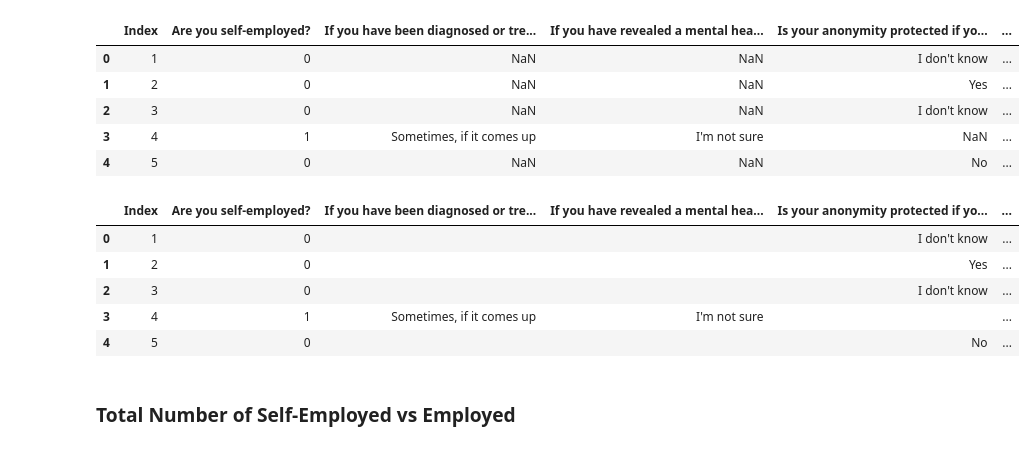
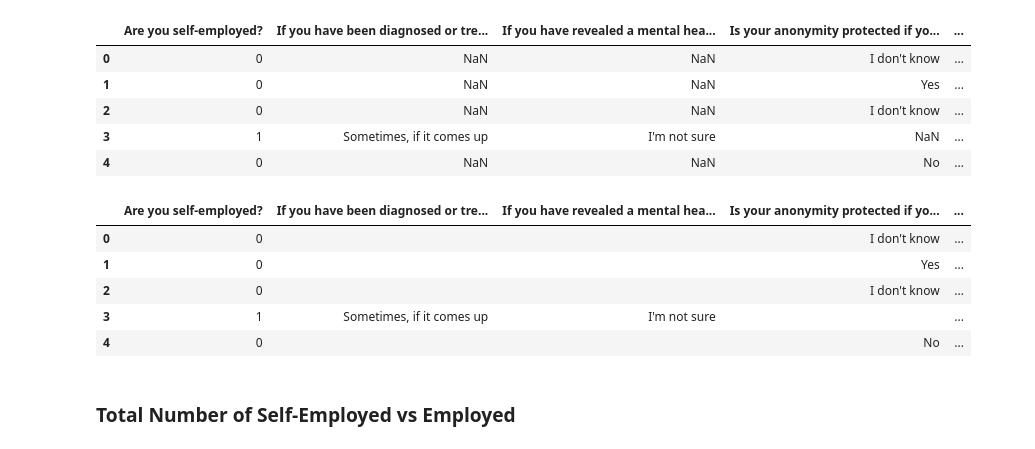
Before and after one commit to June-buggy/Project_01, a Jupyter notebook: Maxiel's Analysis.ipynb, the cells around one changed output. Saved outputs shown, nothing was run; the diff lists cells and outputs as text; code cells hidden in the pictures.

```diff
--- a/Maxiel's Analysis copy 2.ipynb
+++ b/Maxiel's Analysis.ipynb
@@ -5,7 +5,7 @@ from pathlib import Path
 import matplotlib.pyplot as plt
 # %%
 # Name of the CSV file
-file = Path('Data/mental-heath-in-tech-2016_20161114.csv')
+file = Path('Resources/mental-heath-in-tech-2016_20161114.csv')
 # %%
 # The correct encoding must be used to read the CSV in pandas
 df = pd.read_csv(file, encoding="ISO-8859-1")
@@ -36,8 +36,7 @@ clean_df = df.copy()
 clean_df.loc[:, 'If you have been diagnosed or treated for a mental health disorder, do you ever reveal this to coworkers or employees?'] = clean_df['If you have been diagnosed or treated for a mental health disorder, do you ever reveal this to coworkers or employees?'].replace(response_mapping)
 
 # List of columns you want to keep
-columns_to_keep = ['Index',
-                   'Are you self-employed?',
+columns_to_keep = ['Are you self-employed?',
                    'If you have been diagnosed or treated for a mental health disorder, do you ever reveal this to clients or business contacts?',
                    'If you have revealed a mental health issue to a client or business contact, do you believe this has impacted you negatively?',
                    'Is your anonymity protected if you choose to take advantage of mental health or substance abuse treatment resources provided by your employer?',
@@ -52,39 +51,38 @@ columns_to_keep = ['Index',
 clean_df = clean_df[columns_to_keep]
 
 # Save the selected columns to a new CSV dataset
-clean_df.to_csv('Data/clean_Dataset.csv', index=False)
+clean_df.to_csv('Resources/clean_Dataset.csv', index=False)
 # %%
 # Preview of the selected columns
 clean_df.head()
 # %% [output]
-|  | Index | Are you self-employed? | If you have been diagnosed or tre... | If you have revealed a mental hea... | Is your anonymity protected if yo... | ... |
-| 0 | 1 | 0 | NaN | NaN | I don't know | ... |
-| 1 | 2 | 0 | NaN | NaN | Yes | ... |
-| 2 | 3 | 0 | NaN | NaN | I don't know | ... |
-| 3 | 4 | 1 | Sometimes, if it comes up | I'm not sure | NaN | ... |
-| 4 | 5 | 0 | NaN | NaN | No | ... |
+|  | Are you self-employed? | If you have been diagnosed or tre... | If you have revealed a mental hea... | Is your anonymity protected if yo... | ... |
+| 0 | 0 | NaN | NaN | I don't know | ... |
+| 1 | 0 | NaN | NaN | Yes | ... |
+| 2 | 0 | NaN | NaN | I don't know | ... |
+| 3 | 1 | Sometimes, if it comes up | I'm not sure | NaN | ... |
+| 4 | 0 | NaN | NaN | No | ... |
 # %%
 # Fill NaN values in specific columns with blank (empty string)
-columns_to_fill = ['Index',
-                   'Are you self-employed?',
+columns_to_fill = ['Are you self-employed?',
                    'If you have been diagnosed or treated for a mental health disorder, do you ever reveal this to clients or business contacts?',
                    'If you have revealed a mental health issue to a client or business contact, do you believe this has impacted you negatively?',
                    'Is your anonymity protected if you choose to take advantage of mental health or substance abuse treatment resources provided by your employer?',
                    'Do you think that discussing a mental health disorder with your employer would have negative consequences?',
                    'If you have been diagnosed or treated for a mental health disorder, do you ever reveal this to coworkers or employees?',
                    'Would you feel comfortable discussing a mental health disorder with your coworkers?',
                    'Would you bring up a mental health issue with a potential employer in an interview?',
                    'Do you feel that being identified as a person with a mental health issue would hurt your career?',
                    'Do you think that team members/co-workers would view you more negatively if they knew you suffered from a mental health issue?']
 columns_to_fill = clean_df.loc[:, columns_to_fill].fillna('')
 columns_to_fill.head()
 # %% [output]
-|  | Index | Are you self-employed? | If you have been diagnosed or tre... | If you have revealed a mental hea... | Is your anonymity protected if yo... | ... |
-| 0 | 1 | 0 |  |  | I don't know | ... |
-| 1 | 2 | 0 |  |  | Yes | ... |
-| 2 | 3 | 0 |  |  | I don't know | ... |
-| 3 | 4 | 1 | Sometimes, if it comes up | I'm not sure |  | ... |
-| 4 | 5 | 0 |  |  | No | ... |
+|  | Are you self-employed? | If you have been diagnosed or tre... | If you have revealed a mental hea... | Is your anonymity protected if yo... | ... |
+| 0 | 0 |  |  | I don't know | ... |
+| 1 | 0 |  |  | Yes | ... |
+| 2 | 0 |  |  | I don't know | ... |
+| 3 | 1 | Sometimes, if it comes up | I'm not sure |  | ... |
+| 4 | 0 |  |  | No | ... |
 # %% [markdown]
 ### Total Number of Self-Employed vs Employed
 # %%
```
Also changed, not shown: parts of 6 cells of this notebook, 1 other file.
